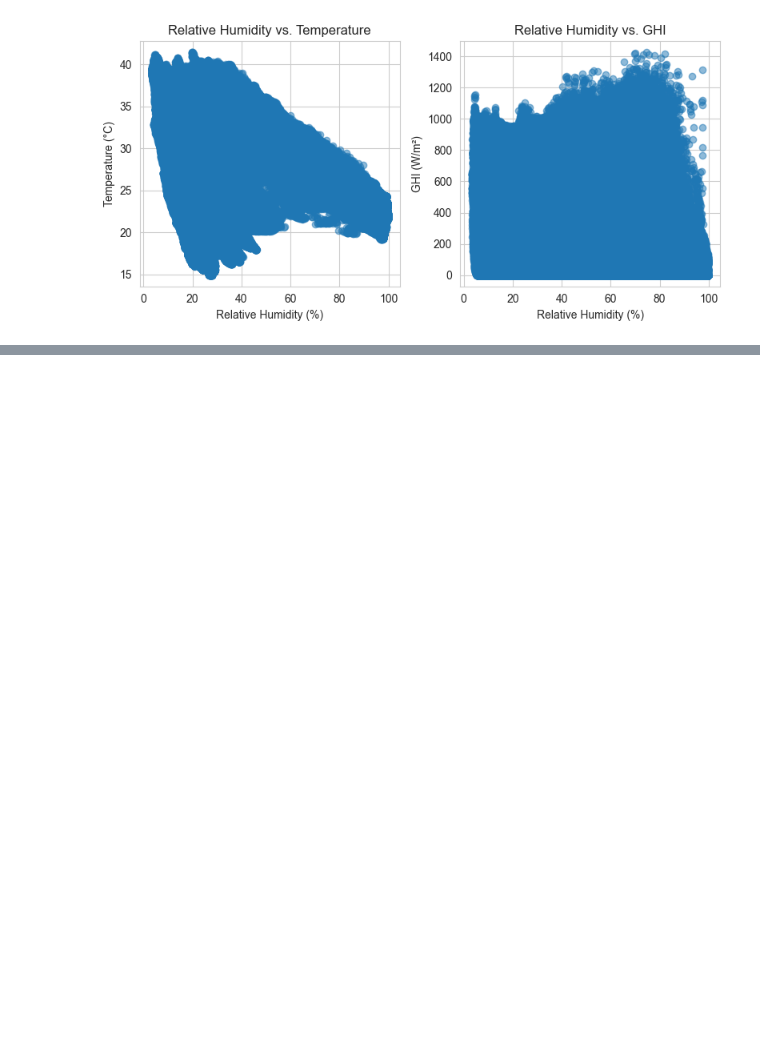
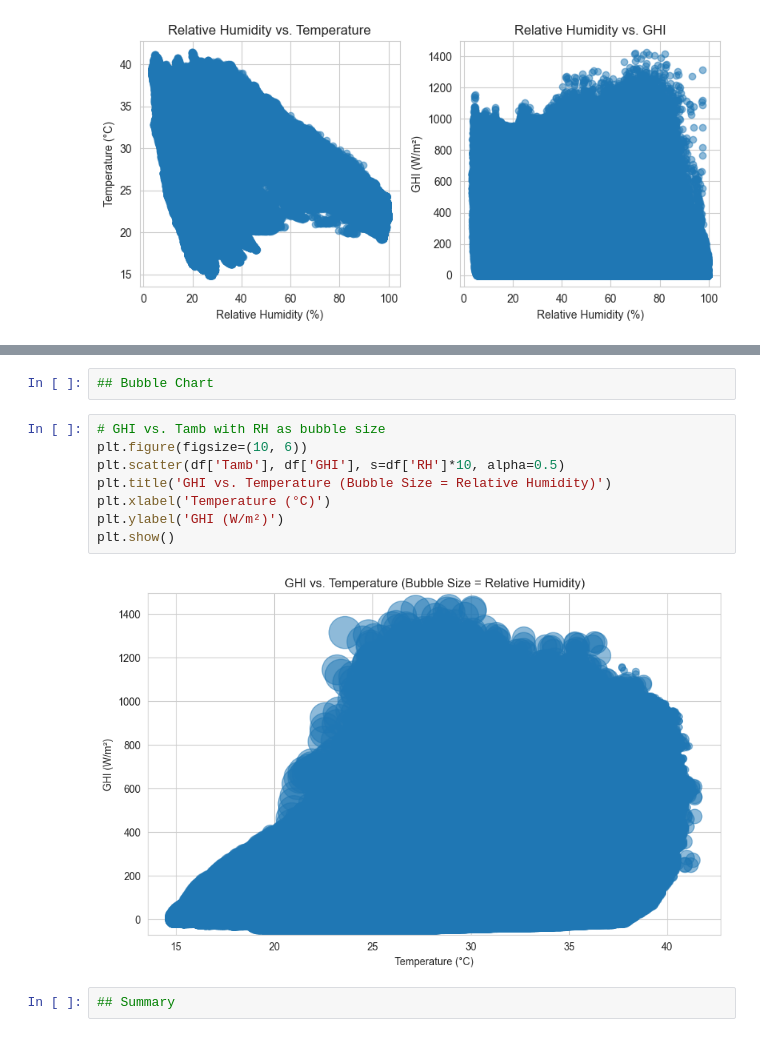
Before and after one commit to Mamembeshir/solar-challenge-week1, a Jupyter notebook: src/notebooks/eda_togo.ipynb, the cells around one changed output, grey strips where cells are left out. Saved outputs shown, nothing was run; the diff lists cells and outputs as text; blank space fills up the shorter version.

```diff
--- a/src/notebooks/eda_togo.ipynb
+++ b/src/notebooks/eda_togo.ipynb
@@ -294,0 +331,14 @@ plt.show()
+# %%
+## Bubble Chart
+# %%
+# GHI vs. Tamb with RH as bubble size
+plt.figure(figsize=(10, 6))
+plt.scatter(df['Tamb'], df['GHI'], s=df['RH']*10, alpha=0.5)
+plt.title('GHI vs. Temperature (Bubble Size = Relative Humidity)')
+plt.xlabel('Temperature (°C)')
+plt.ylabel('GHI (W/m²)')
+plt.show()
+# %% [output]
+[figure, added]
+# %%
+## Summary
```
Also changed, not shown: parts of 5 cells of this notebook.
